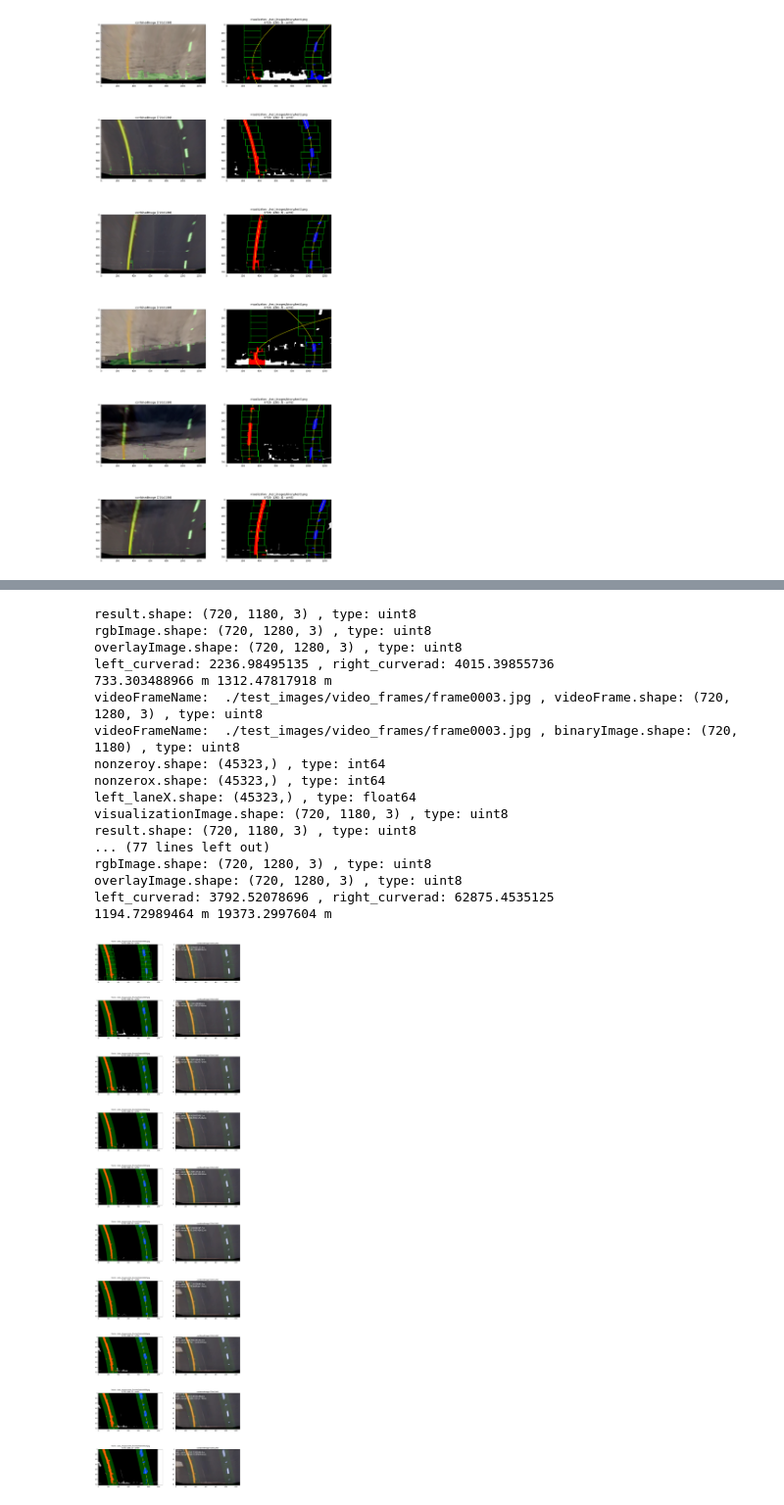
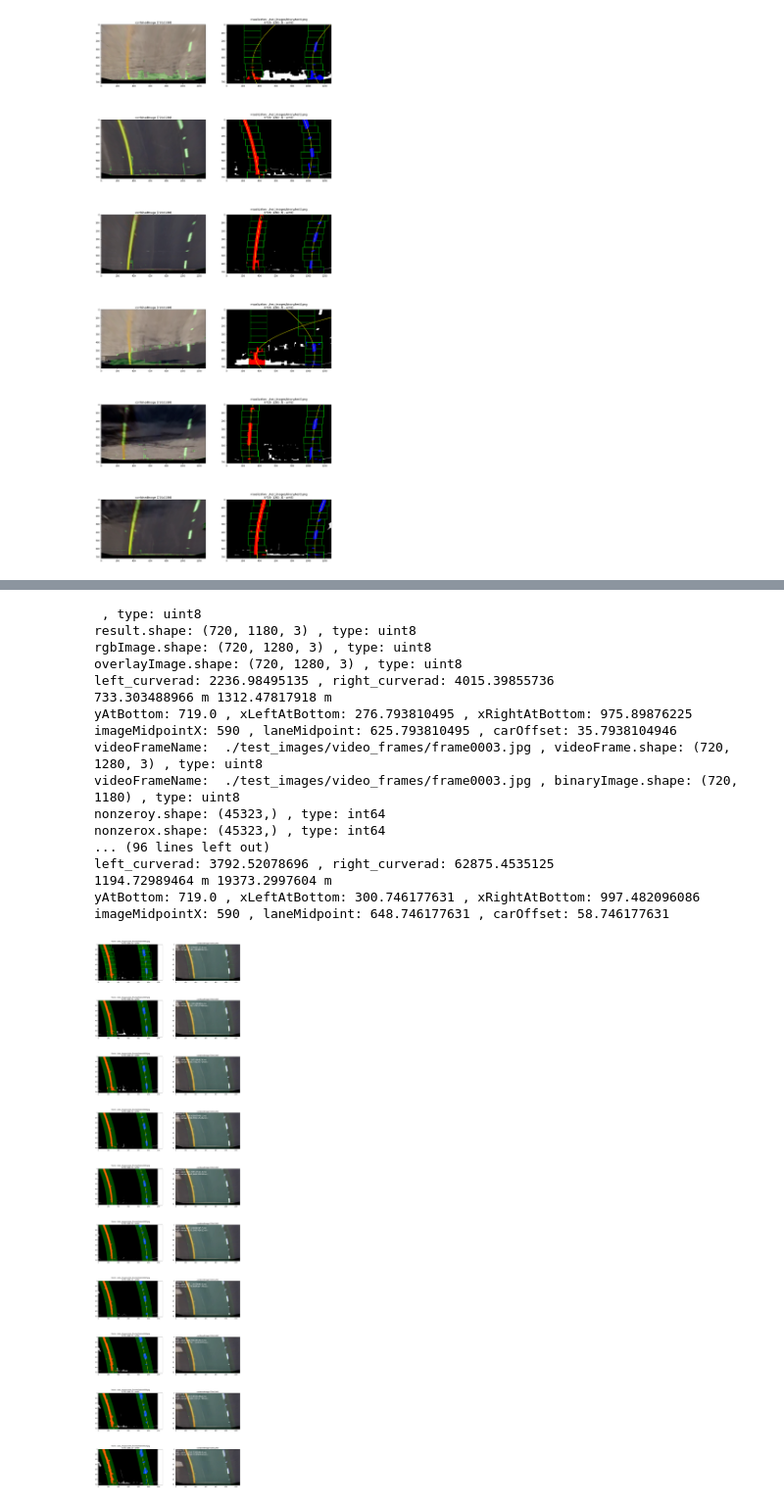
Before and after one commit to autohandle/AdvancedLaneFinding, a Jupyter notebook: SlidingWindow.ipynb, the cells around one changed output, grey strips where cells are left out. Shown at 98% size. Saved outputs shown, nothing was run; the diff lists cells and outputs as text; code cells hidden in the pictures.

```diff
--- a/SlidingWindow.ipynb
+++ b/SlidingWindow.ipynb
@@ -253,8 +253,19 @@ for videoFrameName, videoFrameIndex in zip(videoImages, range(0, totalImageRows)
     rgbImage=incrementalImages['undistortedAndTransformedImage'] # 720,1280
     print("rgbImage.shape:", rgbImage.shape, ", type:", rgbImage.dtype)
     overlayImage=np.zeros_like(rgbImage)
+
     overlayImage[TRIMTOP:TRIMTOP+result.shape[0], TRIMLEFT:TRIMLEFT+result.shape[1]]=result
     print("overlayImage.shape:", overlayImage.shape, ", type:", overlayImage.dtype)
+
+    # Recast the x and y points into usable format for cv2.fillPoly()
+    pts_left = np.array([np.transpose(np.vstack([TRIMLEFT+left_fitx, TRIMTOP+ploty]))])
+    pts_right = np.array([np.flipud(np.transpose(np.vstack([TRIMLEFT+right_fitx, ploty])))])
+    pts = np.hstack((pts_left, pts_right))
+
+    # Draw the lane onto the warped blank image
+    cv2.fillPoly(overlayImage, np.int_([pts]), (65, 244, 181))
+
+
     combinedImage=combineImages(overlayImage, rgbImage, α=.85)
     p=showVideoFrames.add_subplot(totalImageRows, VIDEOIMAGECOLUMNCOUNT, videoFrameIndex*VIDEOIMAGECOLUMNCOUNT+2)
     p.set_title("combinedImage ("+str(combinedImage.shape[0])+"x"+str(combinedImage.shape[1])+")")
@@ -289,13 +300,29 @@ for videoFrameName, videoFrameIndex in zip(videoImages, range(0, totalImageRows)
     print(left_curverad, 'm', right_curverad, 'm')
     # Example values: 632.1 m    626.2 m
 
-    p.text(0., 1., ("frame: "+str(videoFrameIndex)+"\nleft curve: "+str(left_curverad)+"m\nright curve: "+str(right_curverad)+"m"),
+    p.text(0., 1., ("frame: "+str(videoFrameIndex)+"\nleft curve: "+str(left_curverad)+"(m)\nright curve: "+str(right_curverad)+"(m)"),
            fontsize=16,
            horizontalalignment='left',
            verticalalignment='top',
            transform = p.transAxes,
            color='w')
     p.imshow(combinedImage)
+
+    yAtBottom = y_eval
+    xLeftAtBottom=left_fit[0]*yAtBottom**2 + left_fit[1]*yAtBottom + left_fit[2]
+    xRightAtBottom=right_fit[0]*yAtBottom**2 + right_fit[1]*yAtBottom + right_fit[2]
+    print ("yAtBottom:",yAtBottom,", xLeftAtBottom:", xLeftAtBottom, ", xRightAtBottom:", xRightAtBottom)
+    imageMidpointX=binaryImage.shape[1]//2
+    laneMidpoint=xLeftAtBottom+(xRightAtBottom-xLeftAtBottom)//2
+    carOffset=laneMidpoint-imageMidpointX
+    print ("imageMidpointX:", imageMidpointX, ", laneMidpoint:", laneMidpoint, ", carOffset:", carOffset)
+
+
+# Warp the blank back to original image space using inverse perspective matrix (Minv)
+#newwarp = cv2.warpPerspective(color_warp, Minv, (image.shape[1], image.shape[0]))
+# Combine the result with the original image
+#result = cv2.addWeighted(undist, 1, newwarp, 0.3, 0)
+#plt.imshow(result)
 # %% [output]
 videoImages: ['./test_images/video_frames/frame0001.jpg', './test_images/video_frames/frame0002.jpg', './test_images/video_frames/frame0003.jpg', './test_images/video_frames/frame0004.jpg', './test_im ...
 videoFrameName:  ./test_images/video_frames/frame0001.jpg , videoFrame.shape: (720, 1280, 3) , type: uint8
@@ -317,18 +344,18 @@ visualizationImage.shape: (720, 1180, 3) , type: uint8
+ , type: uint8
 result.shape: (720, 1180, 3) , type: uint8
 rgbImage.shape: (720, 1280, 3) , type: uint8
 overlayImage.shape: (720, 1280, 3) , type: uint8
 left_curverad: 2236.98495135 , right_curverad: 4015.39855736
 733.303488966 m 1312.47817918 m
+yAtBottom: 719.0 , xLeftAtBottom: 276.793810495 , xRightAtBottom: 975.89876225
+imageMidpointX: 590 , laneMidpoint: 625.793810495 , carOffset: 35.7938104946
 videoFrameName:  ./test_images/video_frames/frame0003.jpg , videoFrame.shape: (720, 1280, 3) , type: uint8
 videoFrameName:  ./test_images/video_frames/frame0003.jpg , binaryImage.shape: (720, 1180) , type: uint8
 nonzeroy.shape: (45323,) , type: int64
 nonzerox.shape: (45323,) , type: int64
-left_laneX.shape: (45323,) , type: float64
-visualizationImage.shape: (720, 1180, 3) , type: uint8
-result.shape: (720, 1180, 3) , type: uint8
-... (77 lines left out)
-rgbImage.shape: (720, 1280, 3) , type: uint8
-overlayImage.shape: (720, 1280, 3) , type: uint8
+... (96 lines left out)
 left_curverad: 3792.52078696 , right_curverad: 62875.4535125
 1194.72989464 m 19373.2997604 m
+yAtBottom: 719.0 , xLeftAtBottom: 300.746177631 , xRightAtBottom: 997.482096086
+imageMidpointX: 590 , laneMidpoint: 648.746177631 , carOffset: 58.746177631
-[figure, old version]
+[figure, new version]
```
Also changed, not shown: parts of 1 cell of this notebook.
